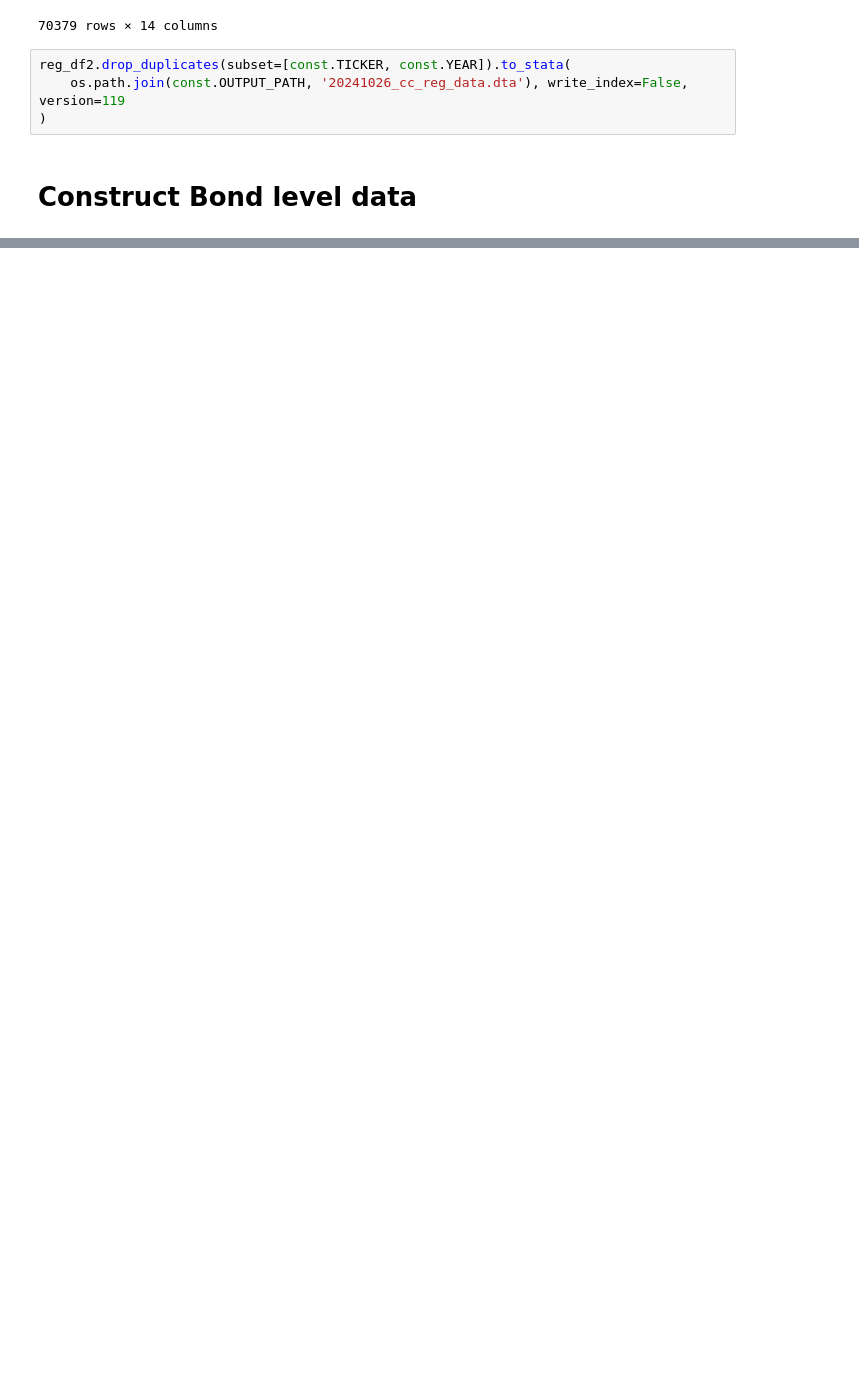
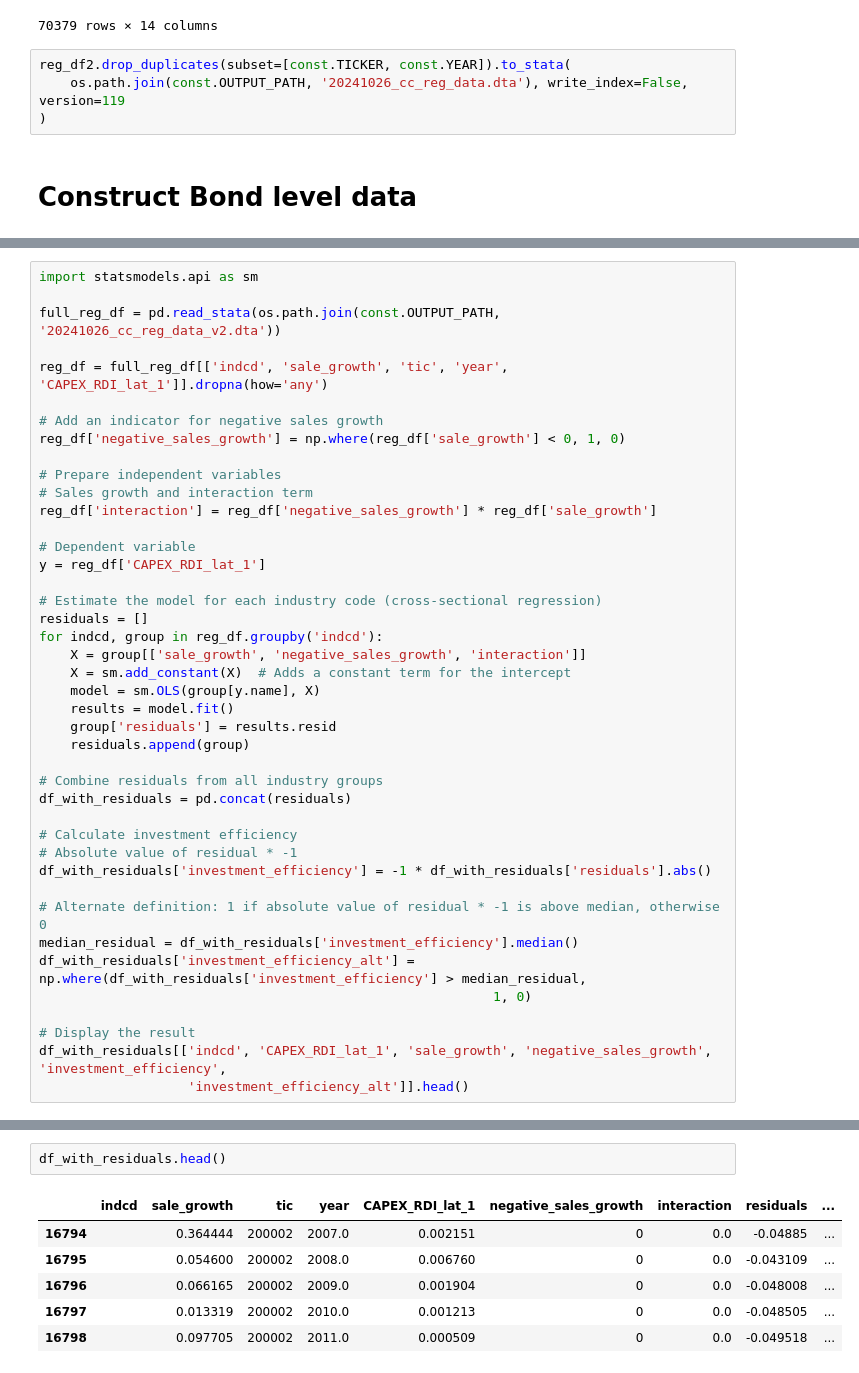
Before and after one commit to wangyouan/CapitalControl, a Jupyter notebook: Notebook/AppendFinanceCost.ipynb, the cells around one changed output, grey strips where cells are left out. Drawn from its saved outputs; the diff is of its cells as text; blank space fills up the shorter version.

Commit message:
construct dataset for bond set

```diff
--- a/Notebook/AppendFinanceCost.ipynb
+++ b/Notebook/AppendFinanceCost.ipynb
@@ -145,0 +296,42 @@ with zipfile.ZipFile(os.path.join(const.CSMAR_PATH, '债券基本情况表.zip')
+# %%
+import statsmodels.api as sm
+
+full_reg_df = pd.read_stata(os.path.join(const.OUTPUT_PATH, '20241026_cc_reg_data_v2.dta'))
+
+reg_df = full_reg_df[['indcd', 'sale_growth', 'tic', 'year', 'CAPEX_RDI_lat_1']].dropna(how='any')
+
+# Add an indicator for negative sales growth
+reg_df['negative_sales_growth'] = np.where(reg_df['sale_growth'] < 0, 1, 0)
+
+# Prepare independent variables
+# Sales growth and interaction term
+reg_df['interaction'] = reg_df['negative_sales_growth'] * reg_df['sale_growth']
+
+# Dependent variable
+y = reg_df['CAPEX_RDI_lat_1']
+
+# Estimate the model for each industry code (cross-sectional regression)
+residuals = []
+for indcd, group in reg_df.groupby('indcd'):
+    X = group[['sale_growth', 'negative_sales_growth', 'interaction']]
+    X = sm.add_constant(X)  # Adds a constant term for the intercept
+    model = sm.OLS(group[y.name], X)
+    results = model.fit()
+    group['residuals'] = results.resid
+    residuals.append(group)
+
+# Combine residuals from all industry groups
+df_with_residuals = pd.concat(residuals)
+
+# Calculate investment efficiency
+# Absolute value of residual * -1
+df_with_residuals['investment_efficiency'] = -1 * df_with_residuals['residuals'].abs()
+
+# Alternate definition: 1 if absolute value of residual * -1 is above median, otherwise 0
+median_residual = df_with_residuals['investment_efficiency'].median()
+df_with_residuals['investment_efficiency_alt'] = np.where(df_with_residuals['investment_efficiency'] > median_residual,
+                                                          1, 0)
+
+# Display the result
+df_with_residuals[['indcd', 'CAPEX_RDI_lat_1', 'sale_growth', 'negative_sales_growth', 'investment_efficiency',
+                   'investment_efficiency_alt']].head()
@@ -145,0 +345,9 @@ with zipfile.ZipFile(os.path.join(const.CSMAR_PATH, '债券基本情况表.zip')
+# %%
+df_with_residuals.head()
+# %% [output]
+|  | indcd | sale_growth | tic | year | CAPEX_RDI_lat_1 | negative_sales_growth | interaction | residuals | ... |
+| 16794 |  | 0.364444 | 200002 | 2007.0 | 0.002151 | 0 | 0.0 | -0.04885 | ... |
+| 16795 |  | 0.054600 | 200002 | 2008.0 | 0.006760 | 0 | 0.0 | -0.043109 | ... |
+| 16796 |  | 0.066165 | 200002 | 2009.0 | 0.001904 | 0 | 0.0 | -0.048008 | ... |
+| 16797 |  | 0.013319 | 200002 | 2010.0 | 0.001213 | 0 | 0.0 | -0.048505 | ... |
+| 16798 |  | 0.097705 | 200002 | 2011.0 | 0.000509 | 0 | 0.0 | -0.049518 | ... |
```
Also changed, not shown: parts of 30 cells of this notebook, 2 other files.
